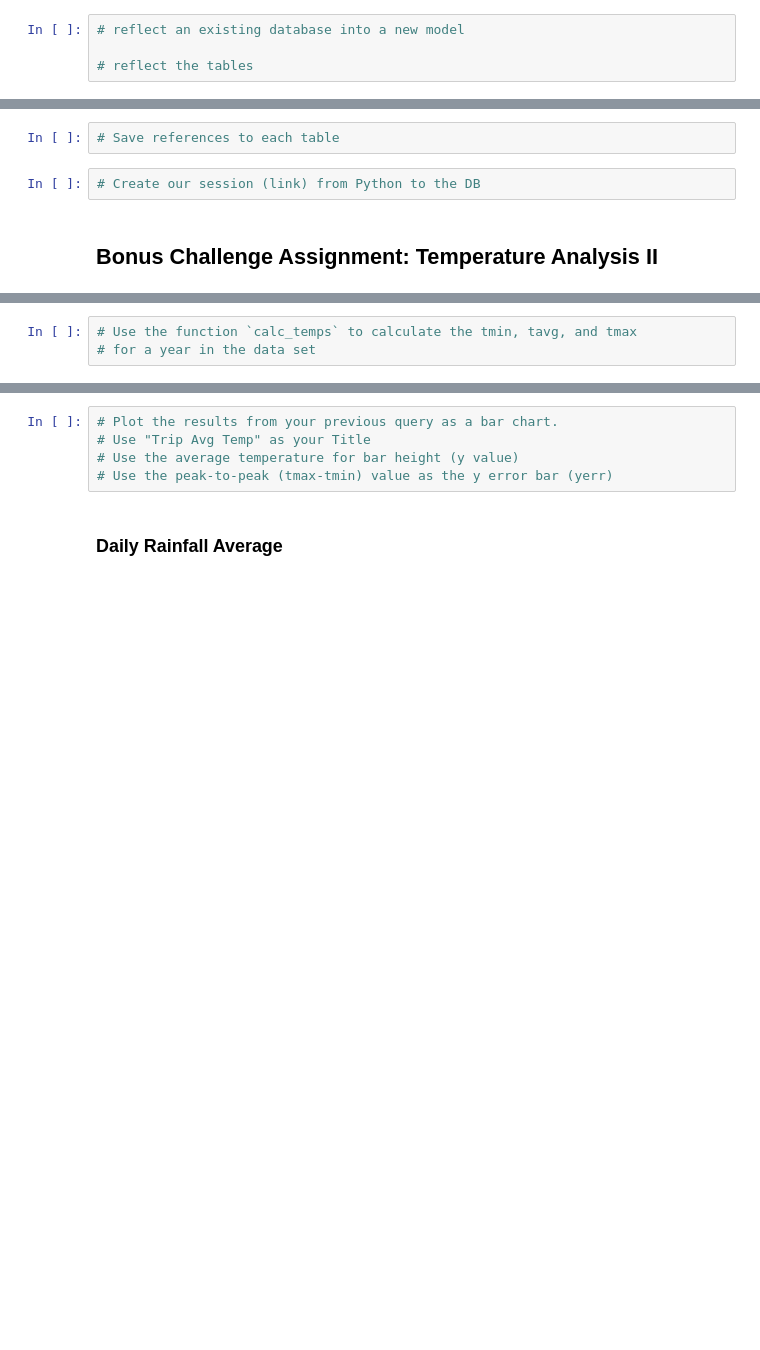
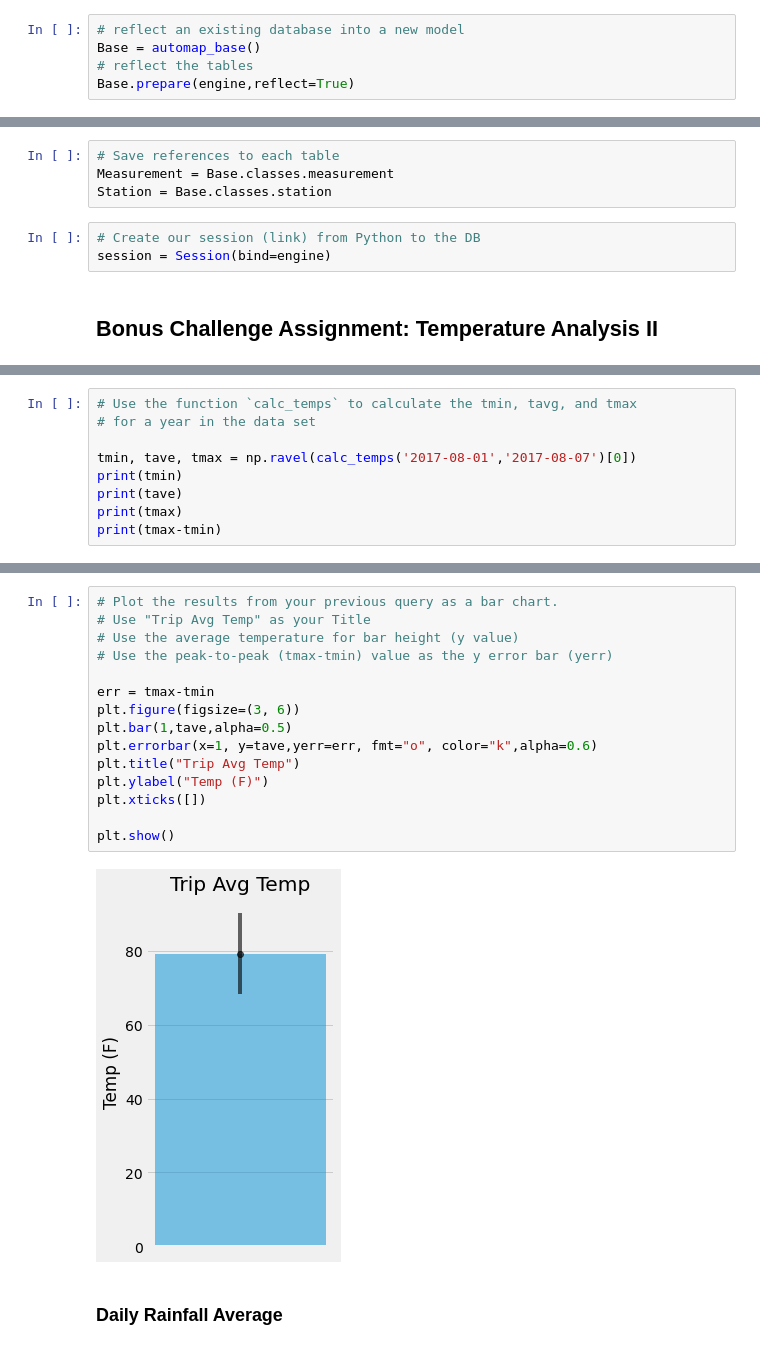
Before and after one commit to anyren/climate_analysis, a Jupyter notebook: temp_analysis_2.ipynb, the cells around one changed output, grey strips where cells are left out. Drawn from its saved outputs; the diff is of its cells as text; blank space fills up the shorter version.

```diff
--- a/temp_analysis_2.ipynb
+++ b/temp_analysis_2.ipynb
@@ -21,6 +21,7 @@ engine = create_engine("sqlite:///hawaii.sqlite")
 # %%
 # reflect an existing database into a new model
-
+Base = automap_base()
 # reflect the tables
+Base.prepare(engine,reflect=True)
 # %%
 # View all of the classes that automap found
@@ -27,7 +31,10 @@ engine = create_engine("sqlite:///hawaii.sqlite")
 # %%
 # Save references to each table
+Measurement = Base.classes.measurement
+Station = Base.classes.station
 # %%
 # Create our session (link) from Python to the DB
+session = Session(bind=engine)
 # %% [markdown]
 ## Bonus Challenge Assignment: Temperature Analysis II
 # %%
@@ -52,3 +61,9 @@ print(calc_temps('2012-02-28', '2012-03-05'))
 # %%
 # Use the function `calc_temps` to calculate the tmin, tavg, and tmax
 # for a year in the data set
+
+tmin, tave, tmax = np.ravel(calc_temps('2017-08-01','2017-08-07')[0])
+print(tmin)
+print(tave)
+print(tmax)
+print(tmax-tmin)
@@ -55,8 +75,20 @@ print(calc_temps('2012-02-28', '2012-03-05'))
 # %%
 # Plot the results from your previous query as a bar chart.
 # Use "Trip Avg Temp" as your Title
 # Use the average temperature for bar height (y value)
 # Use the peak-to-peak (tmax-tmin) value as the y error bar (yerr)
+
+err = tmax-tmin
+plt.figure(figsize=(3, 6))
+plt.bar(1,tave,alpha=0.5)
+plt.errorbar(x=1, y=tave,yerr=err, fmt="o", color="k",alpha=0.6)
+plt.title("Trip Avg Temp")
+plt.ylabel("Temp (F)")
+plt.xticks([])
+
+plt.show()
+# %% [output]
+[figure, added]
 # %% [markdown]
 ### Daily Rainfall Average
 # %%
```
Also changed, not shown: parts of 11 cells of this notebook.
